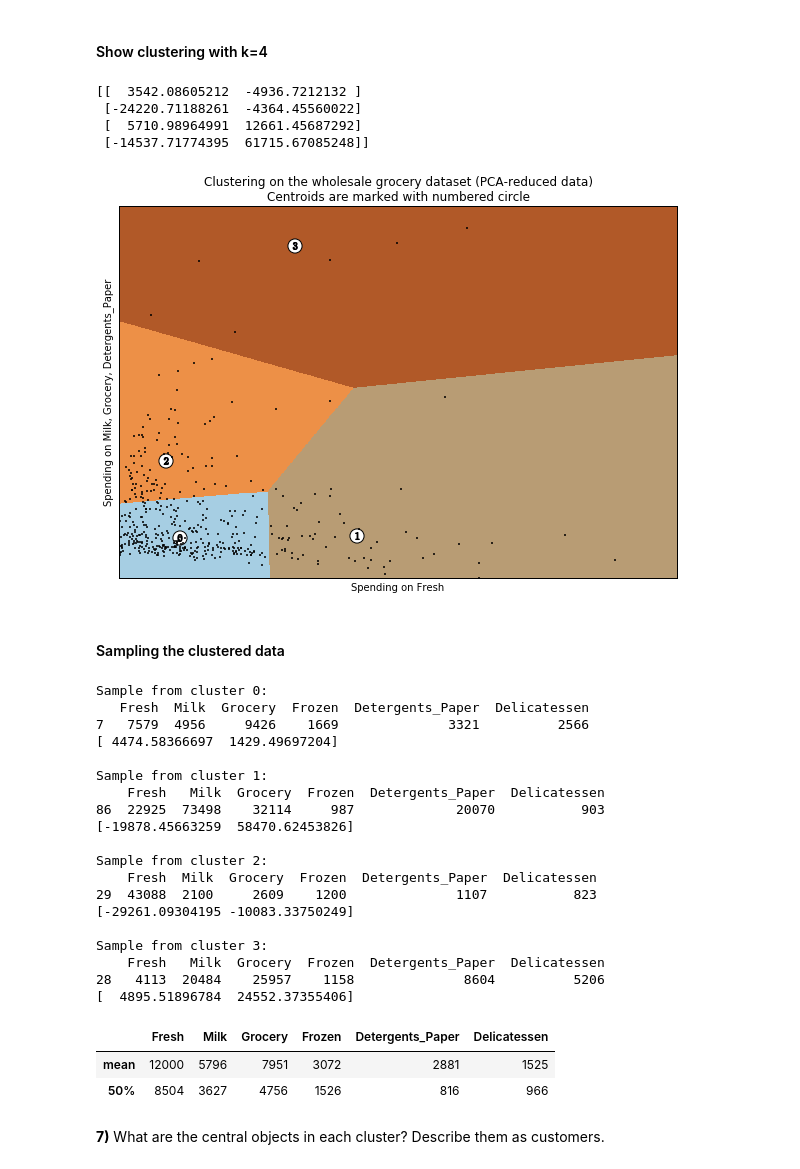
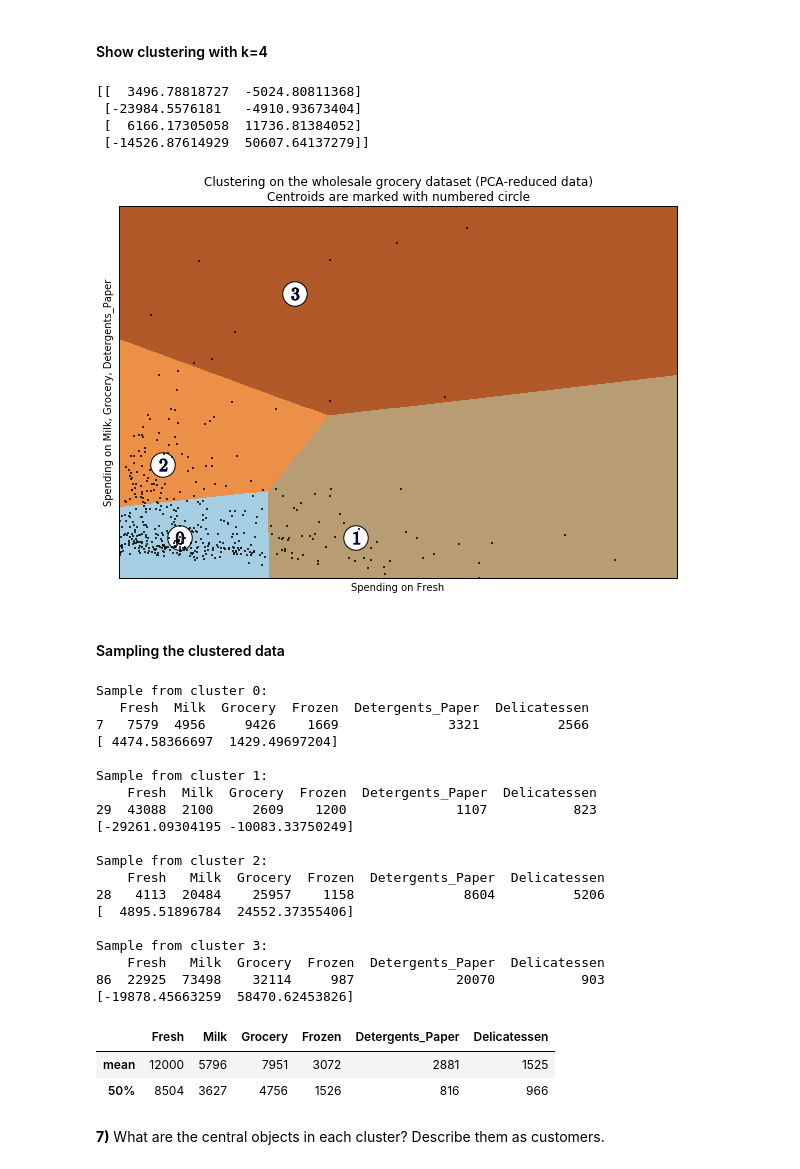
Before and after one commit to kcbighuge/p3-customer-segments, a Jupyter notebook: customer_segments.ipynb, the cells around one changed output. Drawn from its saved outputs; the diff is of its cells as text; code cells hidden in the pictures.

```diff
--- a/customer_segments.ipynb
+++ b/customer_segments.ipynb
@@ -320,40 +322,40 @@ plt.figure(1)
 plt.clf()
 plt.imshow(Z, interpolation='nearest',
            extent=(xx.min(), xx.max(), yy.min(), yy.max()),
            cmap=plt.cm.Paired,
            aspect='auto', origin='lower')
 plt.plot(reduced_data[:, 0], reduced_data[:, 1], 'k.', markersize=3)
 
 # Labeling the clusters
 '''
 plt.scatter(centroids[:, 0], centroids[:, 1],
             marker='x', s=169, linewidths=3,
             color='w', zorder=10)
 '''
 # Draw white circles at cluster centers
 plt.scatter(centroids[:, 0], centroids[:, 1],
-            marker='o', c="white", alpha=1, s=200)
+            marker='o', c="white", alpha=1, s=600)
 
 for i, c in enumerate(centroids):
-    plt.scatter(c[0], c[1], marker='$%d$' % i, alpha=1, s=50)
+    plt.scatter(c[0], c[1], marker='$%d$' % i, alpha=1, s=150)
 
 plt.title('Clustering on the wholesale grocery dataset (PCA-reduced data)\n'
           'Centroids are marked with numbered circle')
 plt.xlim(x_min/1.4, x_max)
 plt.ylim(y_min, y_max/1.4)
 plt.xticks(())
 plt.yticks(())
 plt.xlabel('Spending on Fresh')
 plt.ylabel('Spending on Milk, Grocery, Detergents_Paper')
 plt.gca().invert_xaxis()
 plt.gcf().set_size_inches(10,6.67)
 plt.show()
 # %% [output]
-[[  3542.08605212  -4936.7212132 ]
- [-24220.71188261  -4364.45560022]
- [  5710.98964991  12661.45687292]
- [-14537.71774395  61715.67085248]]
+[[  3496.78818727  -5024.80811368]
+ [-23984.5576181   -4910.93673404]
+ [  6166.17305058  11736.81384052]
+ [-14526.87614929  50607.64137279]]
-[figure, old version]
+[figure, new version]
 # %% [markdown]
 #### Sampling the clustered data
 # %%
@@ -376,19 +378,19 @@ Sample from cluster 0:
 [ 4474.58366697  1429.49697204]
 
 Sample from cluster 1:
-    Fresh   Milk  Grocery  Frozen  Detergents_Paper  Delicatessen
-86  22925  73498    32114     987             20070           903
-[-19878.45663259  58470.62453826]
-
-Sample from cluster 2:
     Fresh  Milk  Grocery  Frozen  Detergents_Paper  Delicatessen
 29  43088  2100     2609    1200              1107           823
 [-29261.09304195 -10083.33750249]
 
-Sample from cluster 3:
+Sample from cluster 2:
     Fresh   Milk  Grocery  Frozen  Detergents_Paper  Delicatessen
 28   4113  20484    25957    1158              8604          5206
 [  4895.51896784  24552.37355406]
+
+Sample from cluster 3:
+    Fresh   Milk  Grocery  Frozen  Detergents_Paper  Delicatessen
+86  22925  73498    32114     987             20070           903
+[-19878.45663259  58470.62453826]
 |  | Fresh | Milk | Grocery | Frozen | Detergents_Paper | Delicatessen |
 | mean | 12000 | 5796 | 7951 | 3072 | 2881 | 1525 |
 | 50% | 8504 | 3627 | 4756 | 1526 | 816 | 966 |
```
Also changed, not shown: parts of 13 cells of this notebook, 2 other files.
